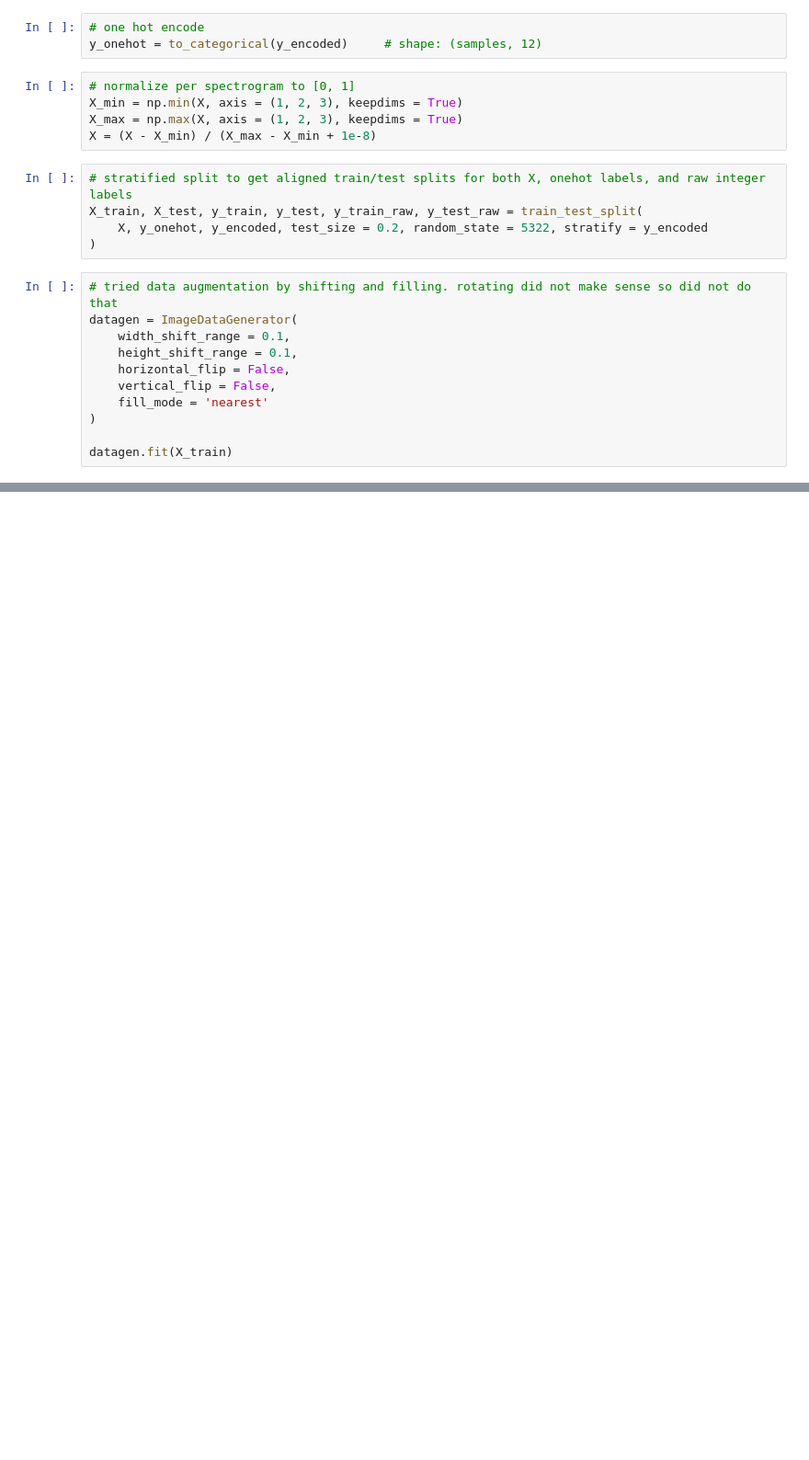
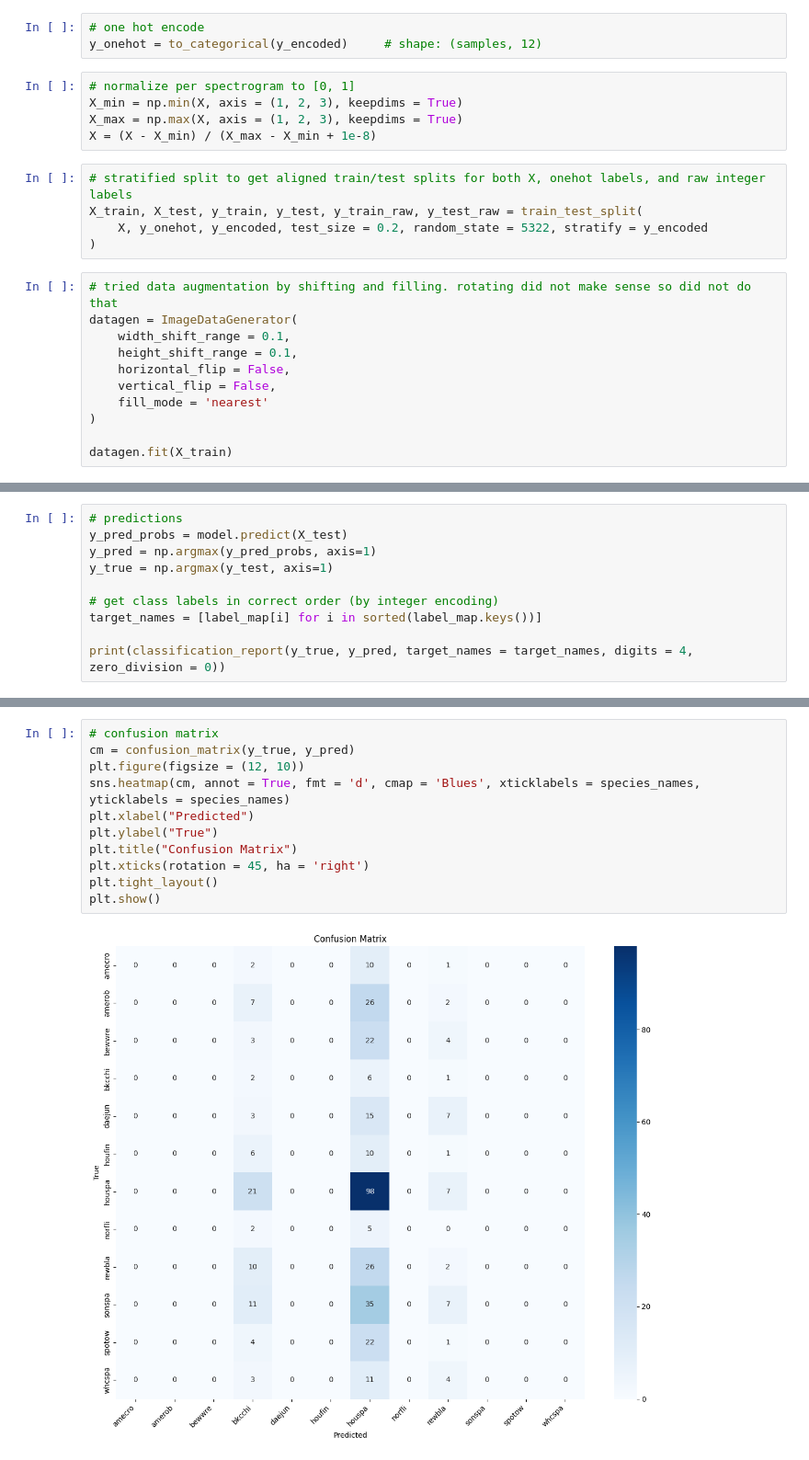
Before and after one commit to ChristufaY/data5322, a Jupyter notebook: hw3/multiclass.ipynb, the cells around one changed output, grey strips where cells are left out. Shown at 92% size. Drawn from its saved outputs; the diff is of its cells as text; blank space fills up the shorter version.

Commit message:
finished both multi class and binary models, also completed the testing, but multiclass models lacked performance. need to write report now

```diff
--- a/hw3/multiclass.ipynb
+++ b/hw3/multiclass.ipynb
@@ -343,0 +481,10 @@ print(f'\nTest accuracy: {test_acc}')
+# %%
+# predictions
+y_pred_probs = model.predict(X_test)
+y_pred = np.argmax(y_pred_probs, axis=1)
+y_true = np.argmax(y_test, axis=1)
+
+# get class labels in correct order (by integer encoding)
+target_names = [label_map[i] for i in sorted(label_map.keys())]
+
+print(classification_report(y_true, y_pred, target_names = target_names, digits = 4, zero_division = 0))
@@ -343,0 +511,13 @@ print(f'\nTest accuracy: {test_acc}')
+# %%
+# confusion matrix
+cm = confusion_matrix(y_true, y_pred)
+plt.figure(figsize = (12, 10))
+sns.heatmap(cm, annot = True, fmt = 'd', cmap = 'Blues', xticklabels = species_names, yticklabels = species_names)
+plt.xlabel("Predicted")
+plt.ylabel("True")
+plt.title("Confusion Matrix")
+plt.xticks(rotation = 45, ha = 'right')
+plt.tight_layout()
+plt.show()
+# %% [output]
+[figure, added]
```
Also changed, not shown: parts of 26 cells of this notebook, 4 other files.
